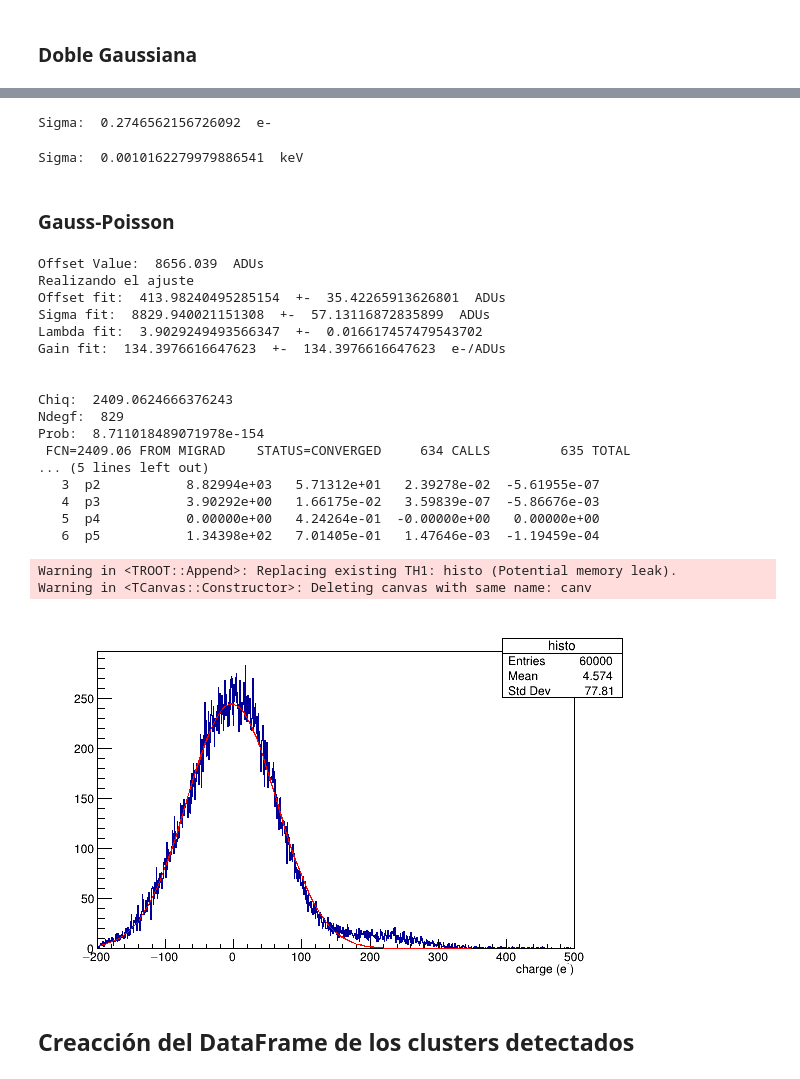
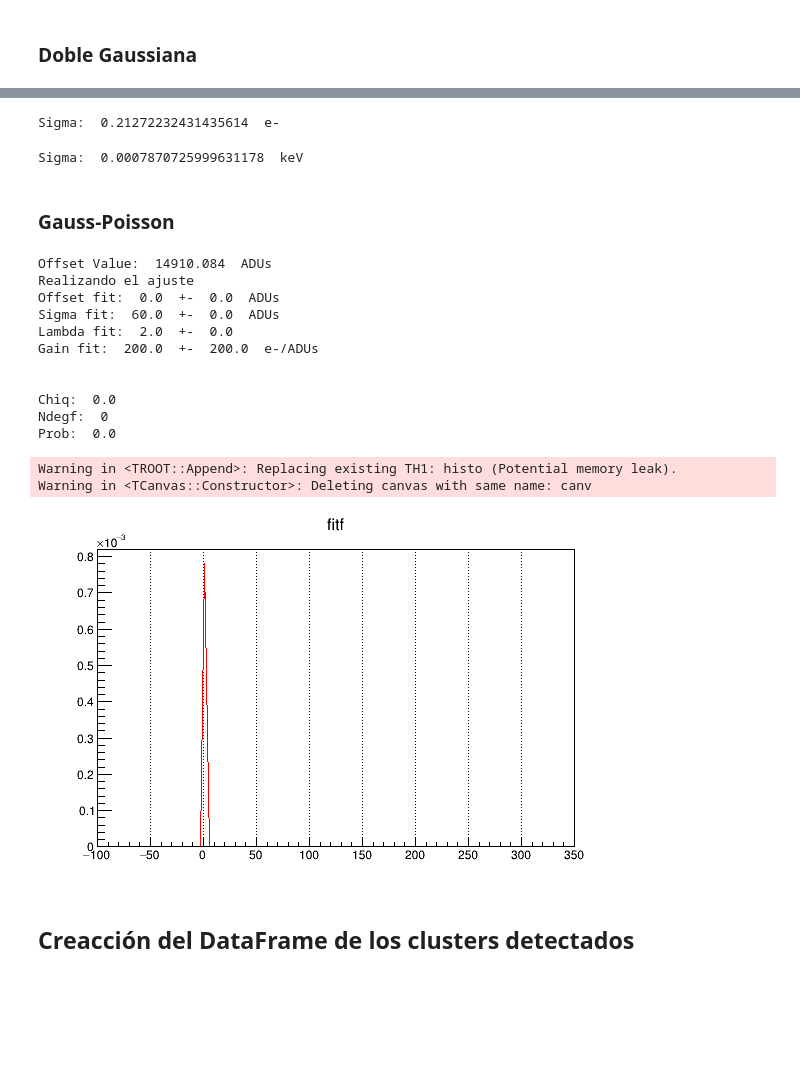
Before and after one commit to mausanram/CodigosICN, a Jupyter notebook: Catalogo_Eventos/Catalogo_Eventos_NSAMP.ipynb, the cells around one changed output, grey strips where cells are left out. Saved outputs shown, nothing was run; the diff lists cells and outputs as text; code cells hidden in the pictures; blank space fills up the shorter version.

```diff
--- a/Catalogo_Eventos/Catalogo_Eventos_NSAMP.ipynb
+++ b/Catalogo_Eventos/Catalogo_Eventos_NSAMP.ipynb
@@ -80,10 +78,10 @@ Colormap = 'jet'
 # path = '/home/bruce/Documents/Programas/images/ENE2024/proc_skp_m-009_microchip_T_170__Vv82_NSAMP_324_NROW_400_NCOL_700_EXPOSURE_0_NBINROW_1_NBINCOL_1_img_204.fits'
 
 
-# path = '/home/labdet/Documents/MauSan/Programas/Repositorio_Git/images/AGO2024/proc_skp_m-009_microchip_T_170__NSAMP_324_NROW_650_NCOL_700_EXPOSURE_0_img_100.fits'
+path = '/home/labdet/Documents/MauSan/Programas/Repositorio_Git/images/AGO2024/proc_skp_m-009_microchip_T_170__NSAMP_324_NROW_650_NCOL_700_EXPOSURE_0_img_100.fits'
 # path = '/home/labdet/Documents/MauSan/Programas/Repositorio_Git/images/ENE2024/proc_skp_m-009_microchip_T_170__Vv82_NSAMP_324_NROW_400_NCOL_700_EXPOSURE_0_NBINROW_1_NBINCOL_1_img_200.fits'
 
-path = '/home/bruce/Documents/Programas/images/AGO2024/proc_skp_m-009_microchip_T_170__NSAMP_324_NROW_650_NCOL_700_EXPOSURE_0_img_100.fits'
+# path = '/home/bruce/Documents/Programas/images/AGO2024/proc_skp_m-009_microchip_T_170__NSAMP_324_NROW_650_NCOL_700_EXPOSURE_0_img_100.fits'
 # path = '/home/bruce/Documents/Programas/images/AGO2024/proc_skp_m-009_microchip_T_170__NSAMP_324_NROW_650_NCOL_700_EXPOSURE_0_img_101.fits'
 # path = '/home/bruce/Documents/Programas/images/AGO2024/proc_skp_m-009_microchip_T_170__NSAMP_324_NROW_650_NCOL_700_EXPOSURE_0_img_102.fits'
 
@@ -118,7 +116,7 @@ None
 # %%
 ### Muestra el area activa y overscan de la extensión
 
-extension = 4
+extension = 1
 # plt.imshow(hdu_list[0].data[:, 550:], vmin = 0, vmax = 80000, origin = 'lower')
 Overscan = hdu_list[extension - 1].data[:, 550:]
 active_area = hdu_list[extension - 1].data[:, :550]
@@ -358,17 +358,17 @@ offset = dict_popt['Offset']
 sig_elec = abs(( sig_ADUs) / Gain)
 print('Sigma: ', sig_elec, ' e-')
 # %% [output]
-Sigma:  0.2746562156726092  e-
+Sigma:  0.21272232431435614  e-
 # %%
 dataCal, sigma = data_calibrated_NSAMP(active_area = data, extension = extension, offset = offset, gain = Gain, ratio_keV = ratio_keV, unidades = 2, sigma_ADUs = sig_ADUs)
 print('Sigma: ', sigma, ' keV')
 # %% [output]
-Sigma:  0.0010162279979886541  keV
+Sigma:  0.0007870725999631178  keV
 # %% [markdown]
 ### Gauss-Poisson
 # %%
 def gauss_comppoisson_fit1(x, par):
-    k = 5
+    k = 1000
     #  m = 4
     #  ydata = 0;
     xval = x[0]
@@ -426,7 +426,7 @@ npar = 6        # nparameters
 norm = 600
 offs = 0    # offset
 sigm = 60    # sigma
-lamb = 1    # lambda de Poisson
+lamb = 1  # lambda de Poisson
 pgeo = 0    # probabilidad (se ignora en el cálculo)
 gain = 200
 
@@ -446,7 +446,7 @@ fitf.SetParameter(5,gain)
 fitf.SetLineWidth(1)
 
 print('Realizando el ajuste')
-histo.Fit(fitf)
+# histo.Fit(fitf)
 norm = fitf.GetParameter(0)
 offs = fitf.GetParameter(1)
 sigm = fitf.GetParameter(2)
@@ -460,50 +460,44 @@ sigme = fitf.GetParError(2)
 lambe = fitf.GetParError(3)
 pgeoe = fitf.GetParError(4)
 gaine = fitf.GetParError(5)
 
 chisq = fitf.GetChisquare()
 ndegf = fitf.GetNDF()
 proba = fitf.GetProb()
 
 canv = TCanvas("canv","",600,400)
-histo.Draw()
-fitf.Draw("same")
+#histo.Draw()
+fitf.Draw("")
 
 canv.Draw()
 
 dict_info = {'par' : {'Offset':offs, 'Sigma':sigm, 'Gain':gain}, 'err' :  {'Offset':offse, 'Sigma':sigme, 'Gain':gaine},
                 'fit_quality': {'Chiq' : chisq, 'Ndegf' : ndegf, 'Prob': proba}}
 
 # print(dict_info)
 print('Offset fit: ', offs, ' +- ', offse, ' ADUs')
 print('Sigma fit: ', sigm, ' +- ', sigme, ' ADUs')
 print('Lambda fit: ', lamb, ' +- ', lambe)
 print('Gain fit: ', gain, ' +- ', gain, ' e-/ADUs \n\n' )
 
 print('Chiq: ', chisq)
 print('Ndegf: ', ndegf)
 print('Prob: ', proba)
 # %% [output]
-Offset Value:  8656.039  ADUs
+Offset Value:  14910.084  ADUs
 Realizando el ajuste
-Offset fit:  413.98240495285154  +-  35.42265913626801  ADUs
-Sigma fit:  8829.940021151308  +-  57.13116872835899  ADUs
-Lambda fit:  3.9029249493566347  +-  0.016617457479543702
-Gain fit:  134.3976616647623  +-  134.3976616647623  e-/ADUs
+Offset fit:  0.0  +-  0.0  ADUs
+Sigma fit:  60.0  +-  0.0  ADUs
+Lambda fit:  2.0  +-  0.0
+Gain fit:  200.0  +-  200.0  e-/ADUs
 
 
-Chiq:  2409.0624666376243
-Ndegf:  829
-Prob:  8.711018489071978e-154
- FCN=2409.06 FROM MIGRAD    STATUS=CONVERGED     634 CALLS         635 TOTAL
-... (5 lines left out)
-   3  p2           8.82994e+03   5.71312e+01   2.39278e-02  -5.61955e-07
-   4  p3           3.90292e+00   1.66175e-02   3.59839e-07  -5.86676e-03
-   5  p4           0.00000e+00   4.24264e-01  -0.00000e+00   0.00000e+00
-   6  p5           1.34398e+02   7.01405e-01   1.47646e-03  -1.19459e-04
+Chiq:  0.0
+Ndegf:  0
+Prob:  0.0
 Warning in <TROOT::Append>: Replacing existing TH1: histo (Potential memory leak).
 Warning in <TCanvas::Constructor>: Deleting canvas with same name: canv
-[figure, old version]
+[figure, new version]
 # %% [markdown]
 ## Creacción del DataFrame de los clusters detectados
 # %%
```
Also changed, not shown: parts of 27 cells of this notebook, 1 other file.
